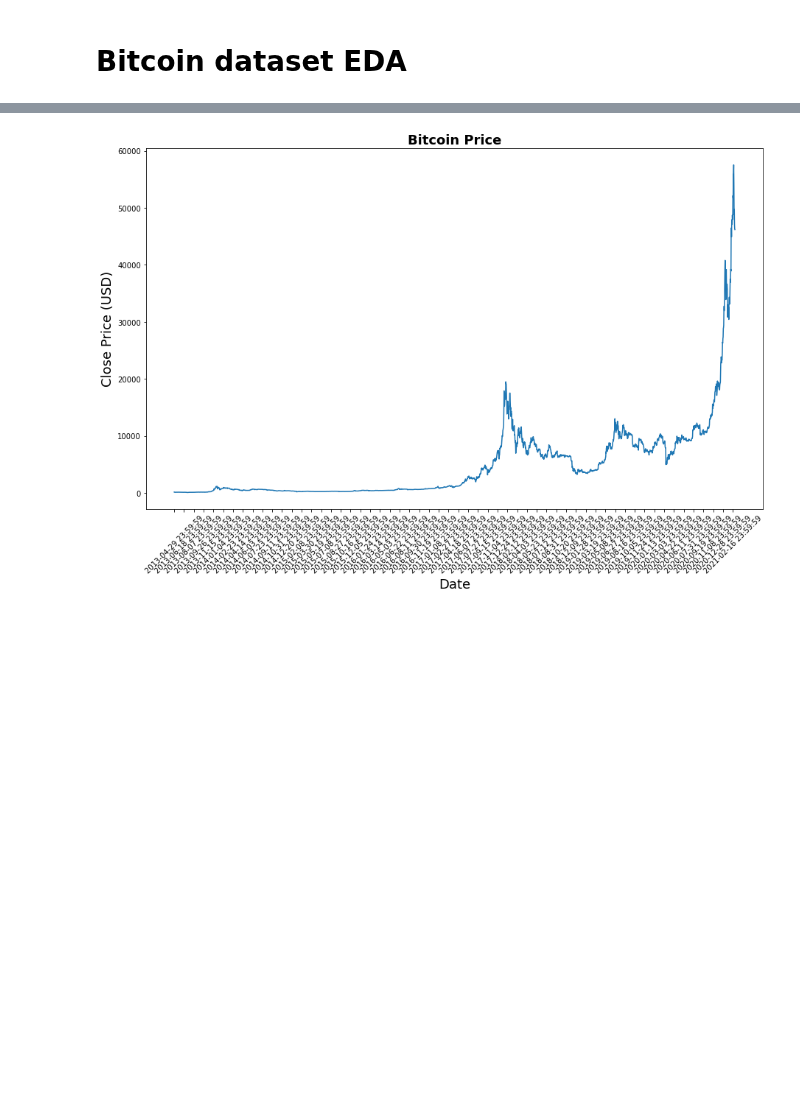
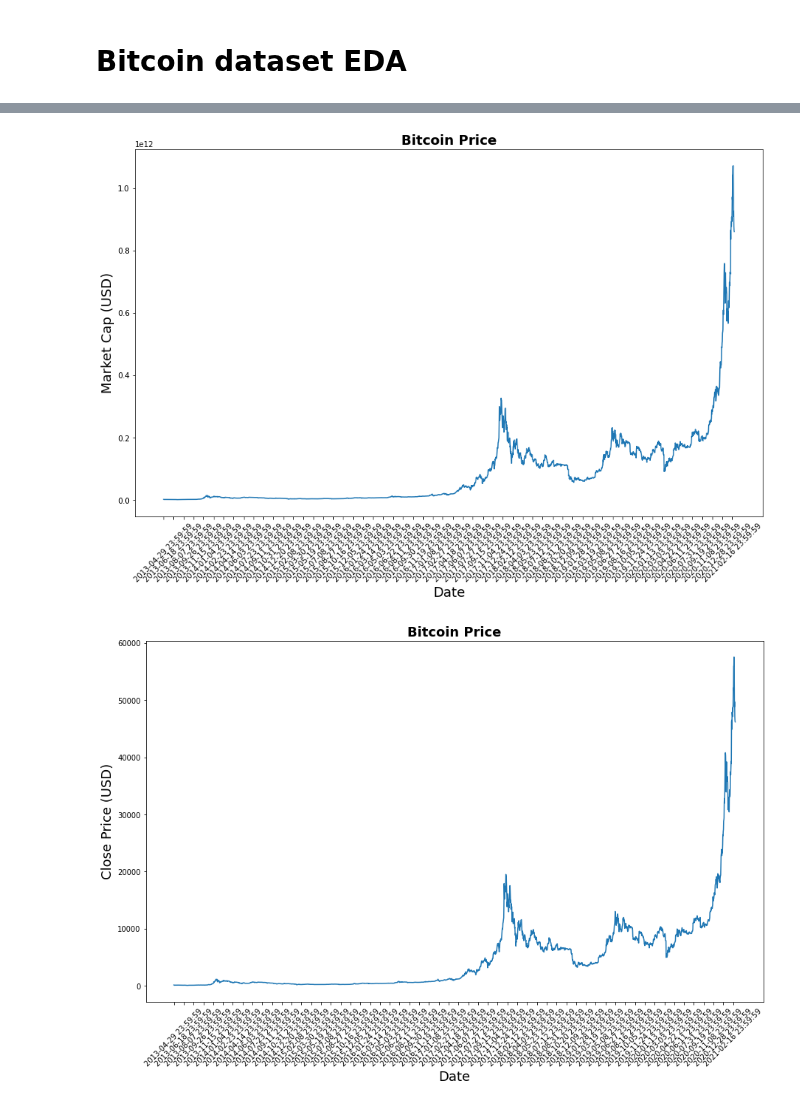
Before and after one commit to DSEI21000-S21/project-altcoinpriceprediction, a Jupyter notebook: amicha/Bitcoin_analysis.ipynb, the cells around one changed output, grey strips where cells are left out. Cells and saved outputs as stored; diff of their text form; code cells hidden in the pictures; blank space fills up the shorter version.

```diff
--- a/amicha/Bitcoin_analysis.ipynb
+++ b/amicha/Bitcoin_analysis.ipynb
@@ -60,3 +95,15 @@ memory usage: 190.1+ KB
+# %%
+mcap = data[['Marketcap']]
+
+plt.figure(figsize = (15,9))
+plt.plot(mcap)
+plt.xticks(range(0, data.shape[0],50), data['Date'].loc[::50],rotation=45)
+plt.title("Bitcoin Price",fontsize=18, fontweight='bold')
+plt.xlabel('Date',fontsize=18)
+plt.ylabel('Market Cap (USD)',fontsize=18)
+plt.show()
+# %% [output]
+[figure, added]
 # %%
 price = data[['Close']]
 
```
Also changed, not shown: parts of 20 cells of this notebook.
